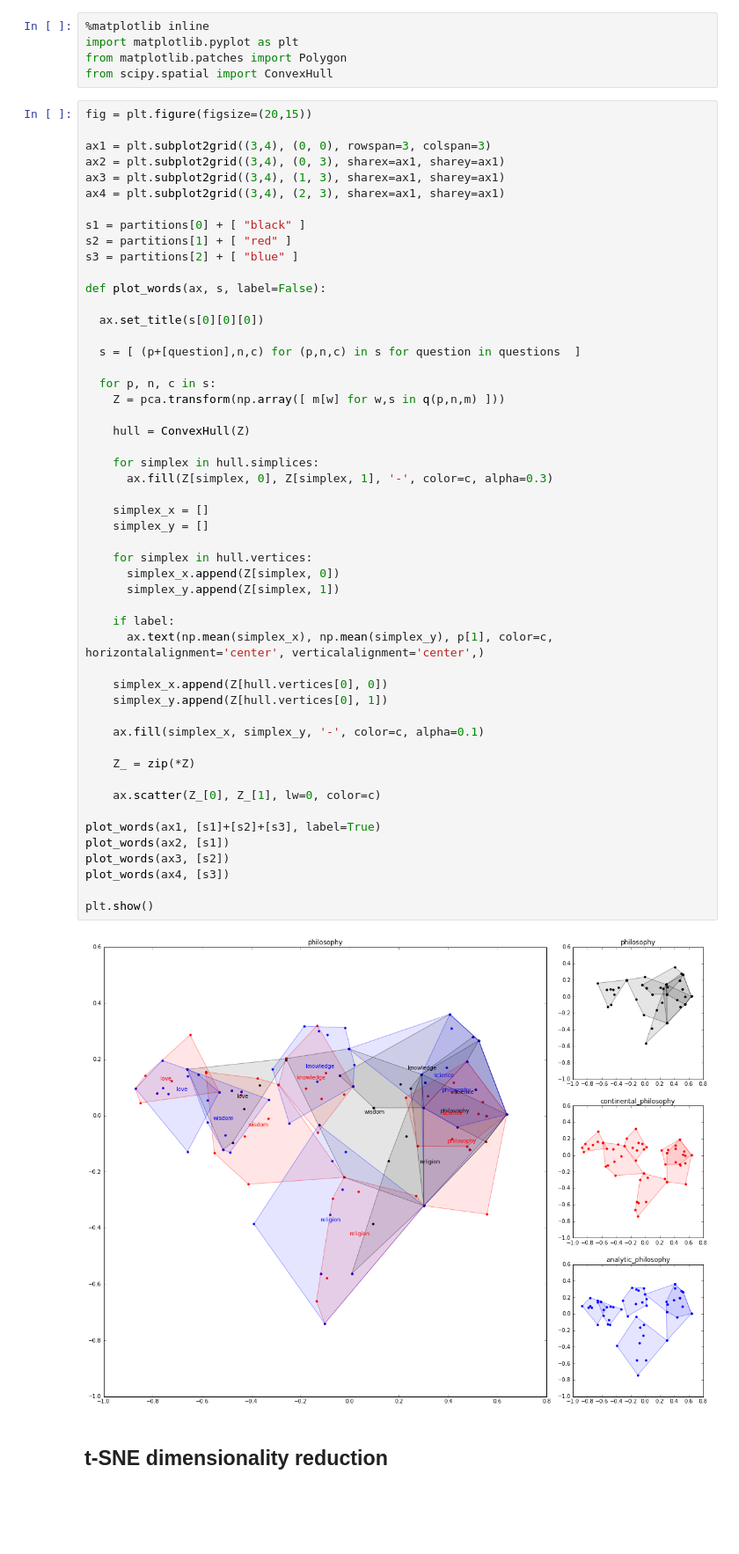
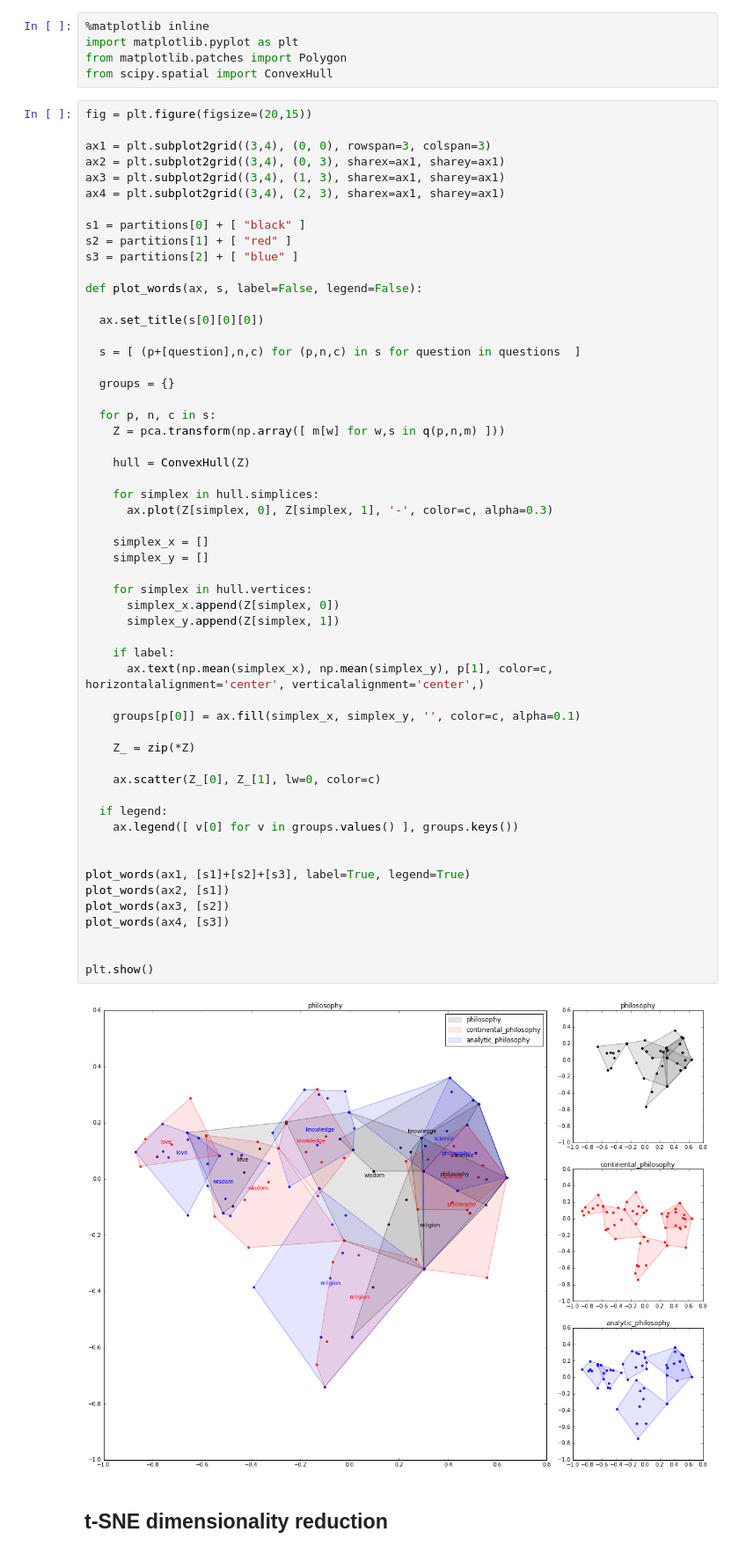
Before and after one commit to taniki/comp.soc-of-philosophy, a Jupyter notebook: (analytic vs continental) x philosophy.ipynb, the cells around one changed output. Shown at 88% size. Drawn from its saved outputs; the diff is of its cells as text; blank space fills up the shorter version.

Commit message:
adding a legend

```diff
--- a/(analytic vs continental) x philosophy.ipynb
+++ b/(analytic vs continental) x philosophy.ipynb
@@ -99,47 +99,51 @@ s1 = partitions[0] + [ "black" ]
 s2 = partitions[1] + [ "red" ]
 s3 = partitions[2] + [ "blue" ]
 
-def plot_words(ax, s, label=False):
+def plot_words(ax, s, label=False, legend=False):
 
   ax.set_title(s[0][0][0])
 
   s = [ (p+[question],n,c) for (p,n,c) in s for question in questions  ]
+
+  groups = {}
 
   for p, n, c in s:
     Z = pca.transform(np.array([ m[w] for w,s in q(p,n,m) ]))
 
     hull = ConvexHull(Z)
 
     for simplex in hull.simplices:
-      ax.fill(Z[simplex, 0], Z[simplex, 1], '-', color=c, alpha=0.3)
+      ax.plot(Z[simplex, 0], Z[simplex, 1], '-', color=c, alpha=0.3)
 
     simplex_x = []
     simplex_y = []
 
     for simplex in hull.vertices:
       simplex_x.append(Z[simplex, 0])
       simplex_y.append(Z[simplex, 1])
 
     if label:
       ax.text(np.mean(simplex_x), np.mean(simplex_y), p[1], color=c, horizontalalignment='center', verticalalignment='center',)
 
-    simplex_x.append(Z[hull.vertices[0], 0])
-    simplex_y.append(Z[hull.vertices[0], 1])
-
-    ax.fill(simplex_x, simplex_y, '-', color=c, alpha=0.1)
+    groups[p[0]] = ax.fill(simplex_x, simplex_y, '', color=c, alpha=0.1)
 
     Z_ = zip(*Z)
 
     ax.scatter(Z_[0], Z_[1], lw=0, color=c)
 
-plot_words(ax1, [s1]+[s2]+[s3], label=True)
+  if legend:
+    ax.legend([ v[0] for v in groups.values() ], groups.keys())
+
+
+plot_words(ax1, [s1]+[s2]+[s3], label=True, legend=True)
 plot_words(ax2, [s1])
 plot_words(ax3, [s2])
 plot_words(ax4, [s3])
 
+
 plt.show()
 # %% [output]
-[figure, old version]
+[figure, new version]
 # %% [markdown]
 ## t-SNE dimensionality reduction
 # %%
```
